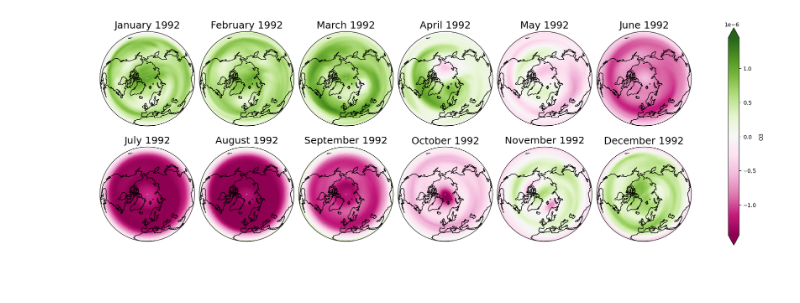
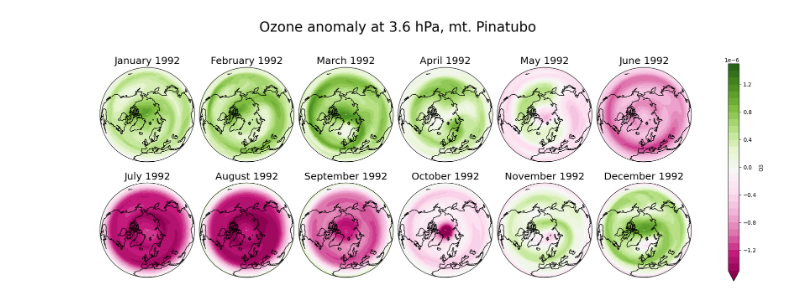
Before and after one commit to eScience-course/Tjaernoe2022-group2, a Jupyter notebook: Sigrid/Organized.ipynb, the cells around one changed output. Cells and saved outputs as stored; diff of their text form; code cells hidden in the pictures.

```diff
--- a/Sigrid/Organized.ipynb
+++ b/Sigrid/Organized.ipynb
@@ -64,7 +64,7 @@ so2_14 = 's3://escience2022/Zhihong/NFHISTnorpddmsbc_tropstratchem_f09_mg17_2022
 #From experiment 16
 #Columb O3
 o3_cb_16 = 's3://escience2022/Zhihong/NFHISTnorpddmsbc_tropstratchem_f09_mg17_20220105_test16/cb_O3.NFHISTnorpddmsbc_tropstratchem_f09_mg17_20220105_test16.cam.h0.197001-201412.nc'
-
+o3_16 = 's3://escience2022/Zhihong/NFHISTnorpddmsbc_tropstratchem_f09_mg17_20220105_test16/O3.NFHISTnorpddmsbc_tropstratchem_f09_mg17_20220105_test16.cam.h0.197001-201412.nc'
 
 
 #Present day, Krakatao
@@ -77,36 +77,43 @@ so4_his = 's3://escience2022/Zhihong/NHISTvsls/mmr_SULFATE.NHISTvsls_tropstratch
 #O3 in layers
 o3_his = 's3://escience2022/Zhihong/NHISTvsls/O3.NHISTvsls_tropstratchem_prep_f09_nt14_20220223_test01.cam.h0.185001-189912.nc'
 # %%
-def north_multi_plot(data,yr):
+def north_multi_plot(data,yr,cs):
     proj_plot = ccrs.Orthographic(0, 90)
 
-    p = data.sel(time = data.time.dt.year.isin([yr])).squeeze().plot(x='lon', y='lat',
+    p = data.sel(time = data.time.dt.year.isin([yr])).squeeze().plot(x='lon', y='lat', levels=np.linspace(-1.5e-6,1.5e-6,31),
                                                                      transform=ccrs.PlateCarree(),
                                                                      #aspect=anom.dims["lon"] / anom.dims["lat"],  # for a sensible figsize
                                                                      subplot_kws={"projection": proj_plot},
-                                                                     col='time', col_wrap=6, robust=True, cmap='PiYG')
+                                                                     col='time', col_wrap=6, robust=True, cmap=cs)
     # We have to set the map's options on all four axes
     for ax,i in zip(p.axes.flat,  data.time.sel(time = data.time.dt.year.isin([yr])).values):
         ax.coastlines()
         ax.set_title(i.strftime("%B %Y"), fontsize=18)
+
+    ax.text(-2.1, 2.60, 'Ozone anomaly at 3.6 hPa, mt. Pinatubo', fontsize=25, transform=ax.transAxes, ha='center')
 # %%
 dso3= xr.open_dataset(s3.open(o3_14))
 dso3.time.values;
 ds_o3=dso3['O3']
+# %%
+dso3_16= xr.open_dataset(s3.open(o3_16))
+dso3_16.time.values;
+dso3=dso3_16['O3']
 # %%
-dso3_lev=ds_o3.sel(lev=3.6, method='nearest').drop('lev')
+#Plotting ozone anomaly over northern hemisphere
+dso3_lev=dso3.sel(lev=3.6, method='nearest').drop('lev')
 
 start = cftime.DatetimeNoLeap(1985,1,15)
 end_prior_eruption = cftime.DatetimeNoLeap(1991,1,15)
 end = cftime.DatetimeNoLeap(1996,1,15)
 
 climatology = dso3_lev.sel(time=slice(start, end_prior_eruption)).groupby('time.year').mean('time',keep_attrs=True).mean('year',keep_attrs=True)
 #annual_mean = dso3_lev.groupby('time.year').mean('time')
 anom=dso3_lev-climatology
 
-north_multi_plot(anom,1992)
+north_multi_plot(anom,1992,'PiYG')
 # %% [output]
-[figure, old version]
+[figure, new version]
 # %%
 dso4= xr.open_dataset(s3.open(so4_14))
 dso4.time.values;
```
Also changed, not shown: parts of 9 cells of this notebook, 1 other file.
